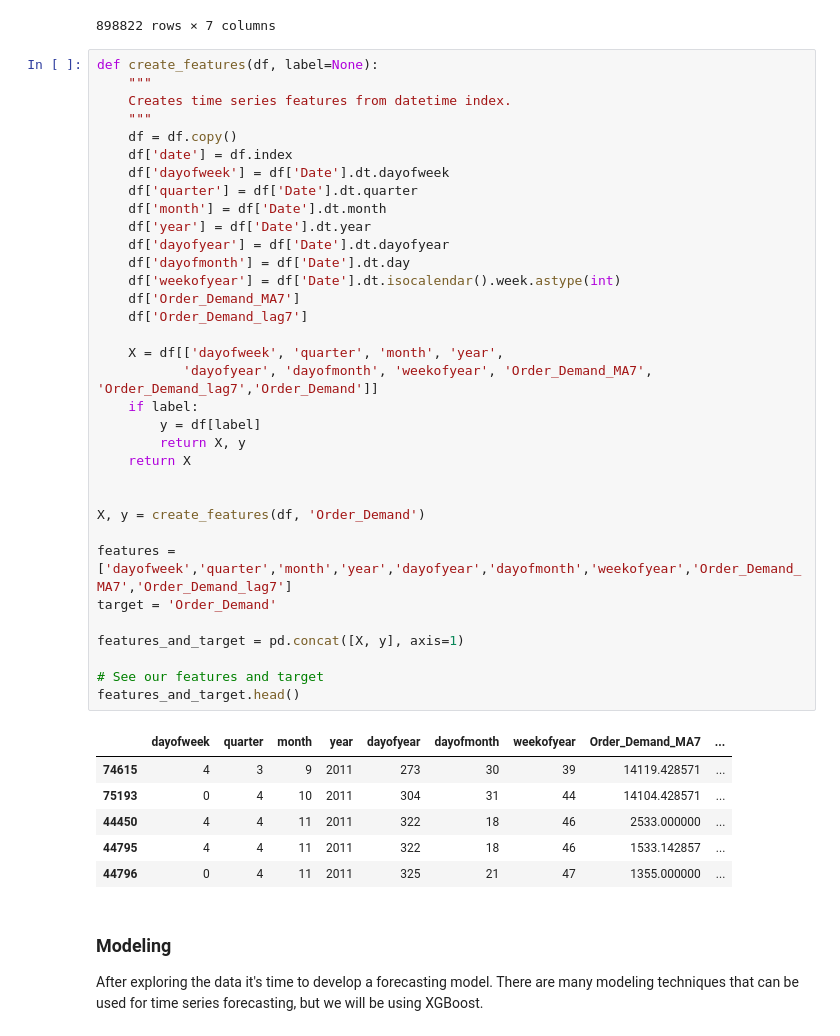
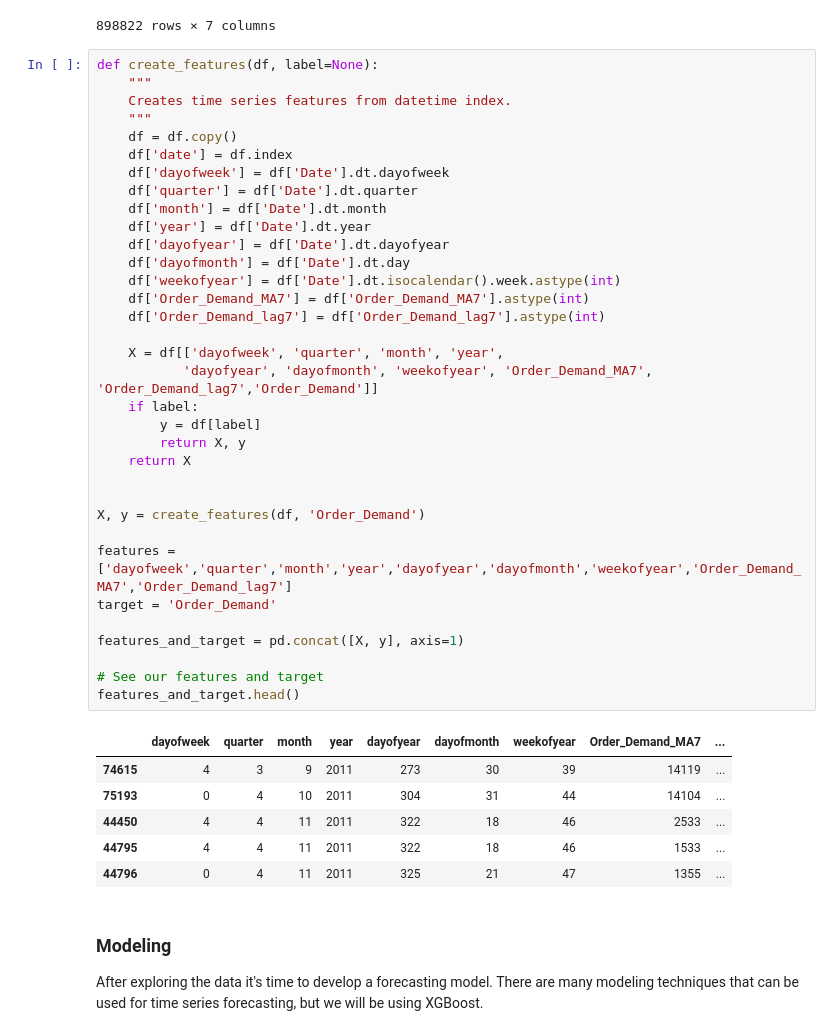
Before and after one commit to Kemo890/Historical-Product-Demand, a Jupyter notebook: Product Demand EDA.ipynb, the cells around one changed output. Cells and saved outputs as stored; diff of their text form.

```diff
--- a/Product Demand EDA.ipynb
+++ b/Product Demand EDA.ipynb
@@ -355,40 +355,40 @@ def create_features(df, label=None):
     """
     df = df.copy()
     df['date'] = df.index
     df['dayofweek'] = df['Date'].dt.dayofweek
     df['quarter'] = df['Date'].dt.quarter
     df['month'] = df['Date'].dt.month
     df['year'] = df['Date'].dt.year
     df['dayofyear'] = df['Date'].dt.dayofyear
     df['dayofmonth'] = df['Date'].dt.day
     df['weekofyear'] = df['Date'].dt.isocalendar().week.astype(int)
-    df['Order_Demand_MA7']
-    df['Order_Demand_lag7']
+    df['Order_Demand_MA7'] = df['Order_Demand_MA7'].astype(int)
+    df['Order_Demand_lag7'] = df['Order_Demand_lag7'].astype(int)
 
     X = df[['dayofweek', 'quarter', 'month', 'year',
            'dayofyear', 'dayofmonth', 'weekofyear', 'Order_Demand_MA7', 'Order_Demand_lag7','Order_Demand']]
     if label:
         y = df[label]
         return X, y
     return X
 
 
 X, y = create_features(df, 'Order_Demand')
 
 features = ['dayofweek','quarter','month','year','dayofyear','dayofmonth','weekofyear','Order_Demand_MA7','Order_Demand_lag7']
 target = 'Order_Demand'
 
 features_and_target = pd.concat([X, y], axis=1)
 
 # See our features and target
 features_and_target.head()
 # %% [output]
 |  | dayofweek | quarter | month | year | dayofyear | dayofmonth | weekofyear | Order_Demand_MA7 | ... |
-| 74615 | 4 | 3 | 9 | 2011 | 273 | 30 | 39 | 14119.428571 | ... |
-| 75193 | 0 | 4 | 10 | 2011 | 304 | 31 | 44 | 14104.428571 | ... |
-| 44450 | 4 | 4 | 11 | 2011 | 322 | 18 | 46 | 2533.000000 | ... |
-| 44795 | 4 | 4 | 11 | 2011 | 322 | 18 | 46 | 1533.142857 | ... |
-| 44796 | 0 | 4 | 11 | 2011 | 325 | 21 | 47 | 1355.000000 | ... |
+| 74615 | 4 | 3 | 9 | 2011 | 273 | 30 | 39 | 14119 | ... |
+| 75193 | 0 | 4 | 10 | 2011 | 304 | 31 | 44 | 14104 | ... |
+| 44450 | 4 | 4 | 11 | 2011 | 322 | 18 | 46 | 2533 | ... |
+| 44795 | 4 | 4 | 11 | 2011 | 322 | 18 | 46 | 1533 | ... |
+| 44796 | 0 | 4 | 11 | 2011 | 325 | 21 | 47 | 1355 | ... |
 # %% [markdown]
 ### Modeling
 After exploring the data it's time to develop a forecasting model. There are many modeling techniques that can be used for time series forecasting, but we will be using XGBoost.
```
Also changed, not shown: parts of 2 cells of this notebook.
